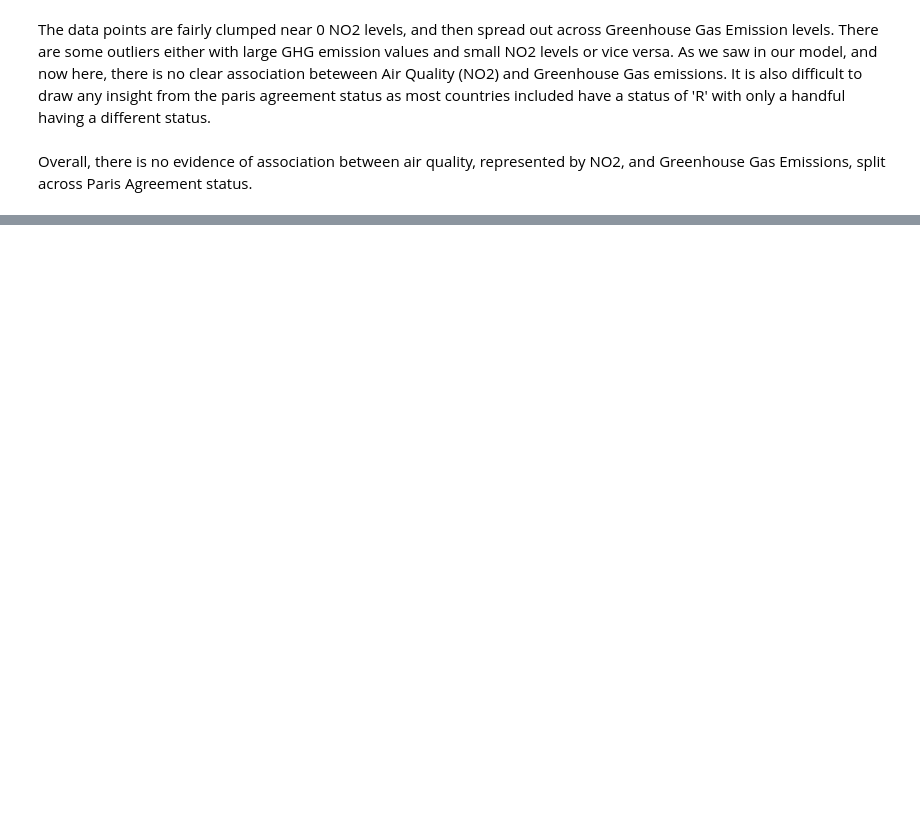
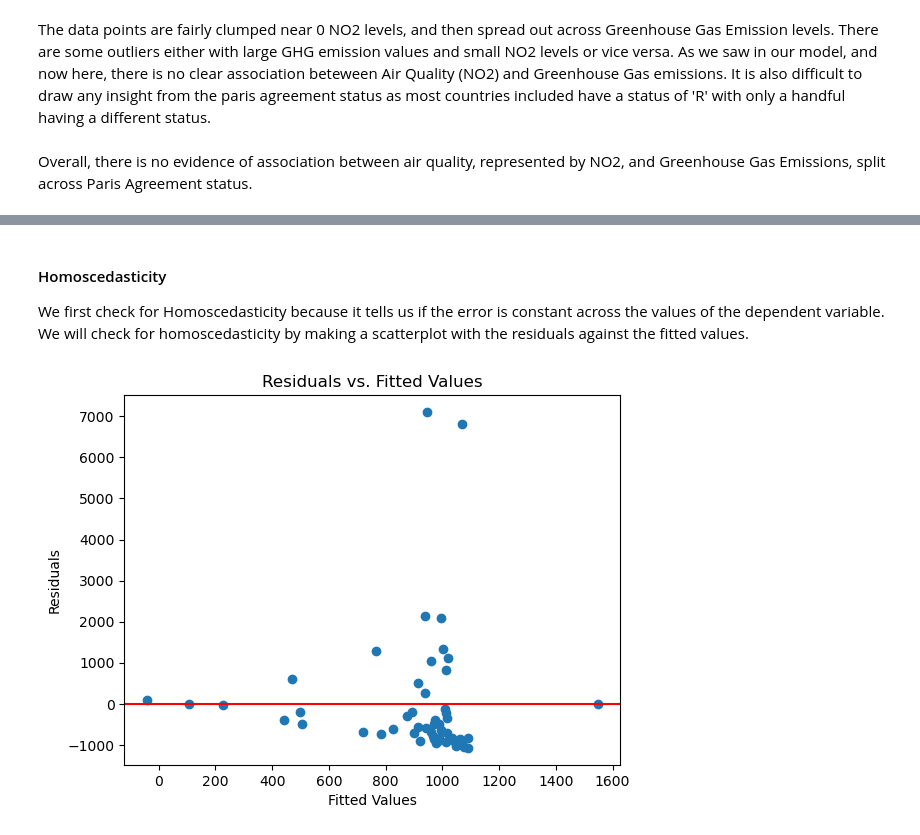
Before and after one commit to jjadeb/CPSC368_Insert_Statements, a Jupyter notebook: analyses/AirPollutionAnalysis.ipynb, the cells around one changed output, grey strips where cells are left out. Drawn from its saved outputs; the diff is of its cells as text; code cells hidden in the pictures; blank space fills up the shorter version.

```diff
--- a/analyses/AirPollutionAnalysis.ipynb
+++ b/analyses/AirPollutionAnalysis.ipynb
@@ -131,0 +163,14 @@ Overall, there is no evidence of association between air quality, represented by
+# %% [markdown]
+#### Homoscedasticity
+
+We first check for Homoscedasticity because it tells us if the error is constant across the values of the dependent variable. We will check for homoscedasticity by making a scatterplot with the residuals against the fitted values.
+# %%
+## Checking for homoscedasticity
+plt.scatter(result.fittedvalues, residuals)
+plt.xlabel('Fitted Values')
+plt.ylabel('Residuals')
+plt.axhline(y = 0, color = 'r', linestyle = '-')
+plt.title('Residuals vs. Fitted Values')
+plt.show()
+# %% [output]
+[figure, added]
```
Also changed, not shown: parts of 12 cells of this notebook.
